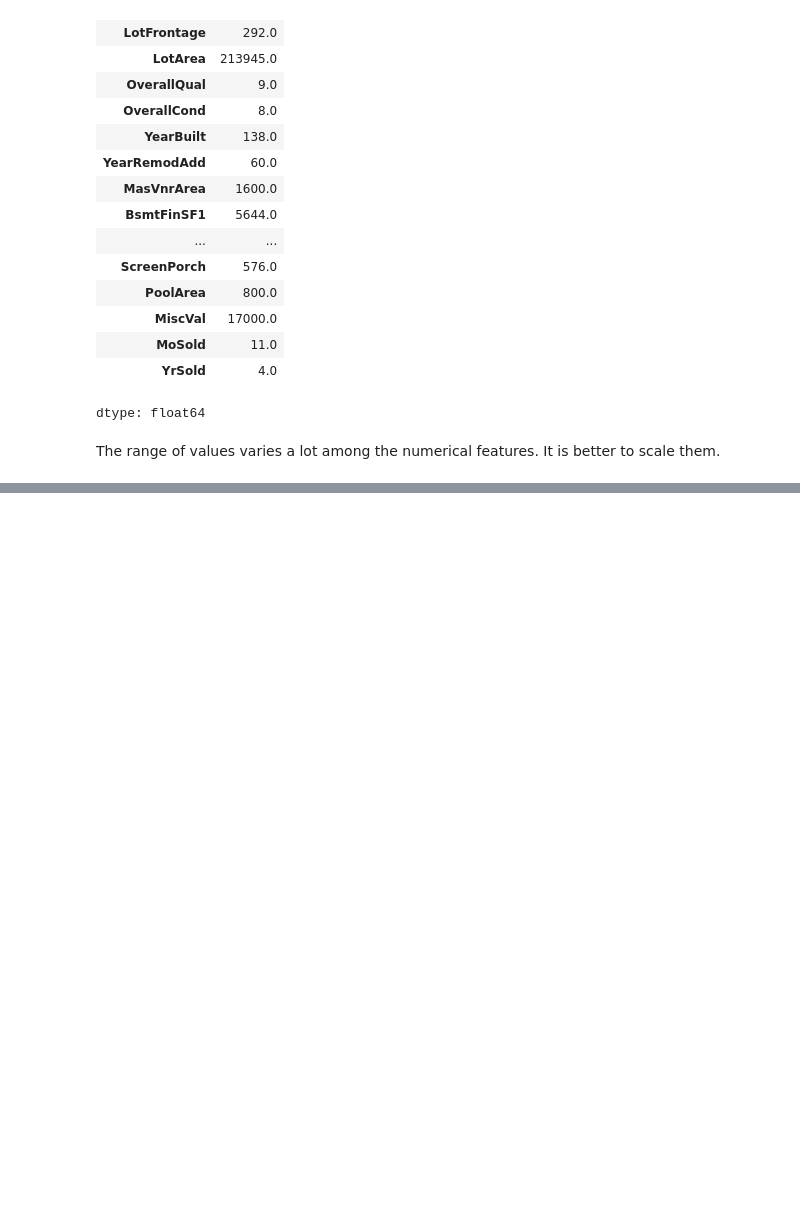
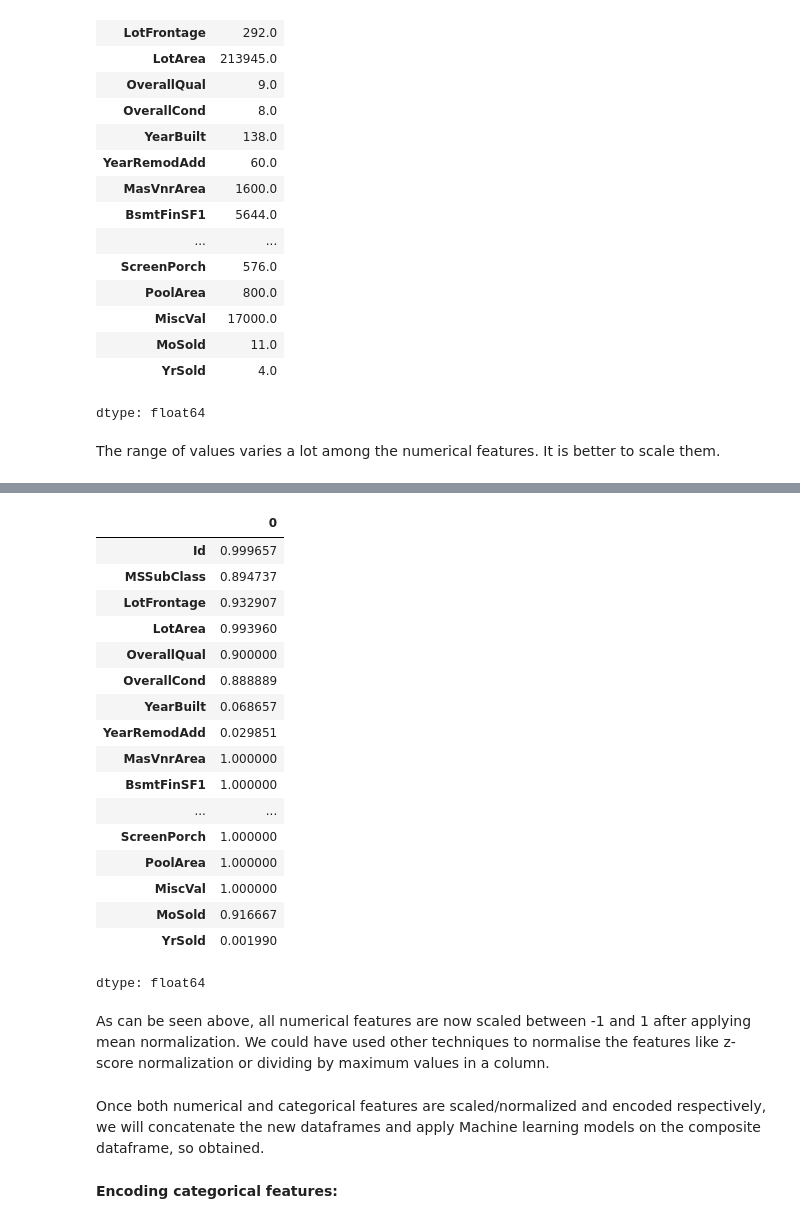
Before and after one commit to shantanu2693/House-prices-prediction, a Jupyter notebook: House_prices_prediction_using_multiple_Machine_learning_algorithms.ipynb, the cells around one changed output, grey strips where cells are left out. Cells and saved outputs as stored; diff of their text form; code cells hidden in the pictures; blank space fills up the shorter version.

```diff
--- a/House_prices_prediction_using_multiple_Machine_learning_algorithms.ipynb
+++ b/House_prices_prediction_using_multiple_Machine_learning_algorithms.ipynb
@@ -419,0 +419,27 @@ The range of values varies a lot among the numerical features. It is better to s
+# %%
+df_numerical_features_normalized.max() - df_numerical_features_normalized.min()
+# %% [output]
+|  | 0 |
+| Id | 0.999657 |
+| MSSubClass | 0.894737 |
+| LotFrontage | 0.932907 |
+| LotArea | 0.993960 |
+| OverallQual | 0.900000 |
+| OverallCond | 0.888889 |
+| YearBuilt | 0.068657 |
+| YearRemodAdd | 0.029851 |
+| MasVnrArea | 1.000000 |
+| BsmtFinSF1 | 1.000000 |
+| ... | ... |
+| ScreenPorch | 1.000000 |
+| PoolArea | 1.000000 |
+| MiscVal | 1.000000 |
+| MoSold | 0.916667 |
+| YrSold | 0.001990 |
+dtype: float64
+# %% [markdown]
+As can be seen above, all numerical features are now scaled between -1 and 1 after applying mean normalization. We could have used other techniques to normalise the features like z-score normalization or dividing by maximum values in a column.
+# %% [markdown]
+Once both numerical and categorical features are scaled/normalized and encoded respectively, we will concatenate the new dataframes and apply Machine learning models on the composite dataframe, so obtained.
+# %% [markdown]
+**Encoding categorical features:**
```
Also changed, not shown: parts of 10 cells of this notebook.
